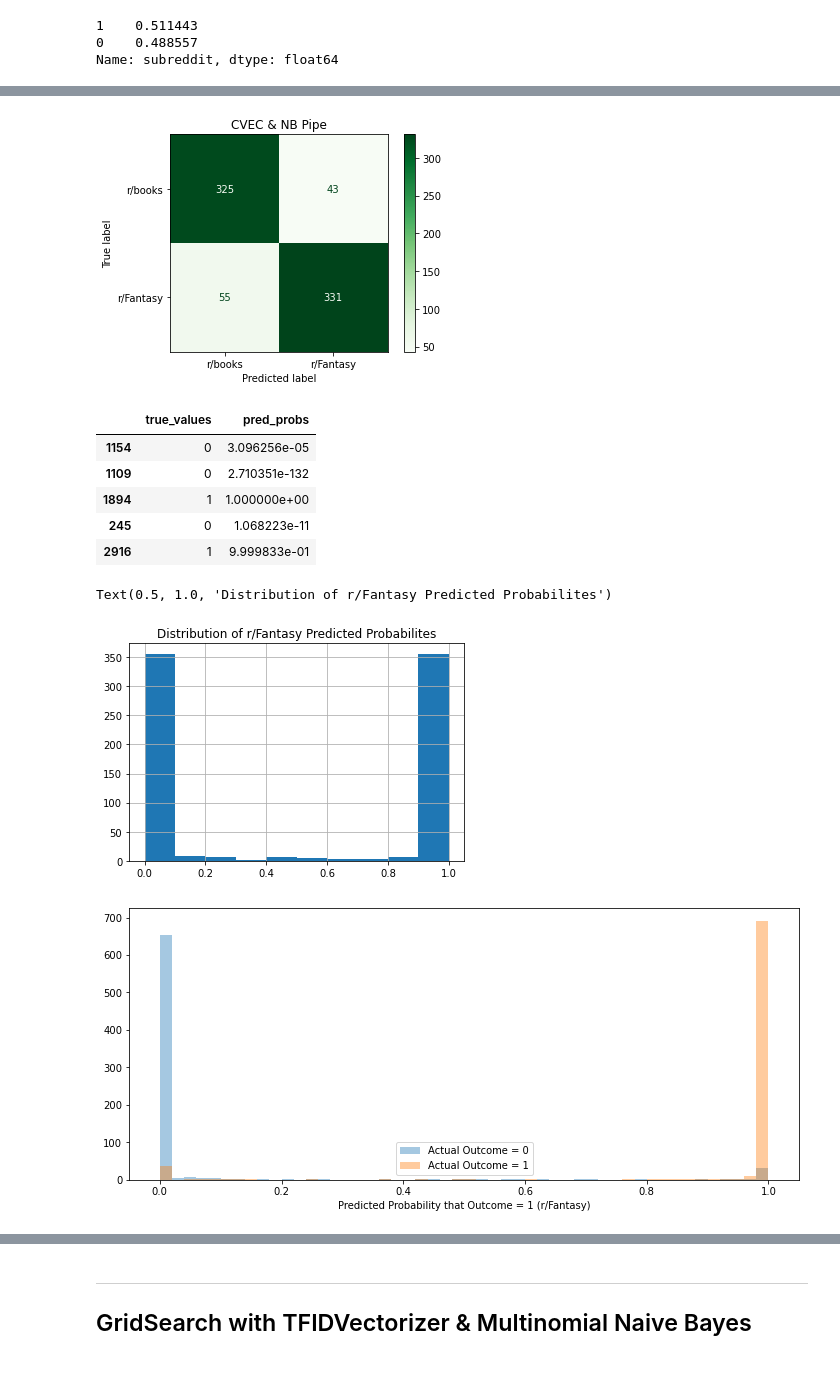
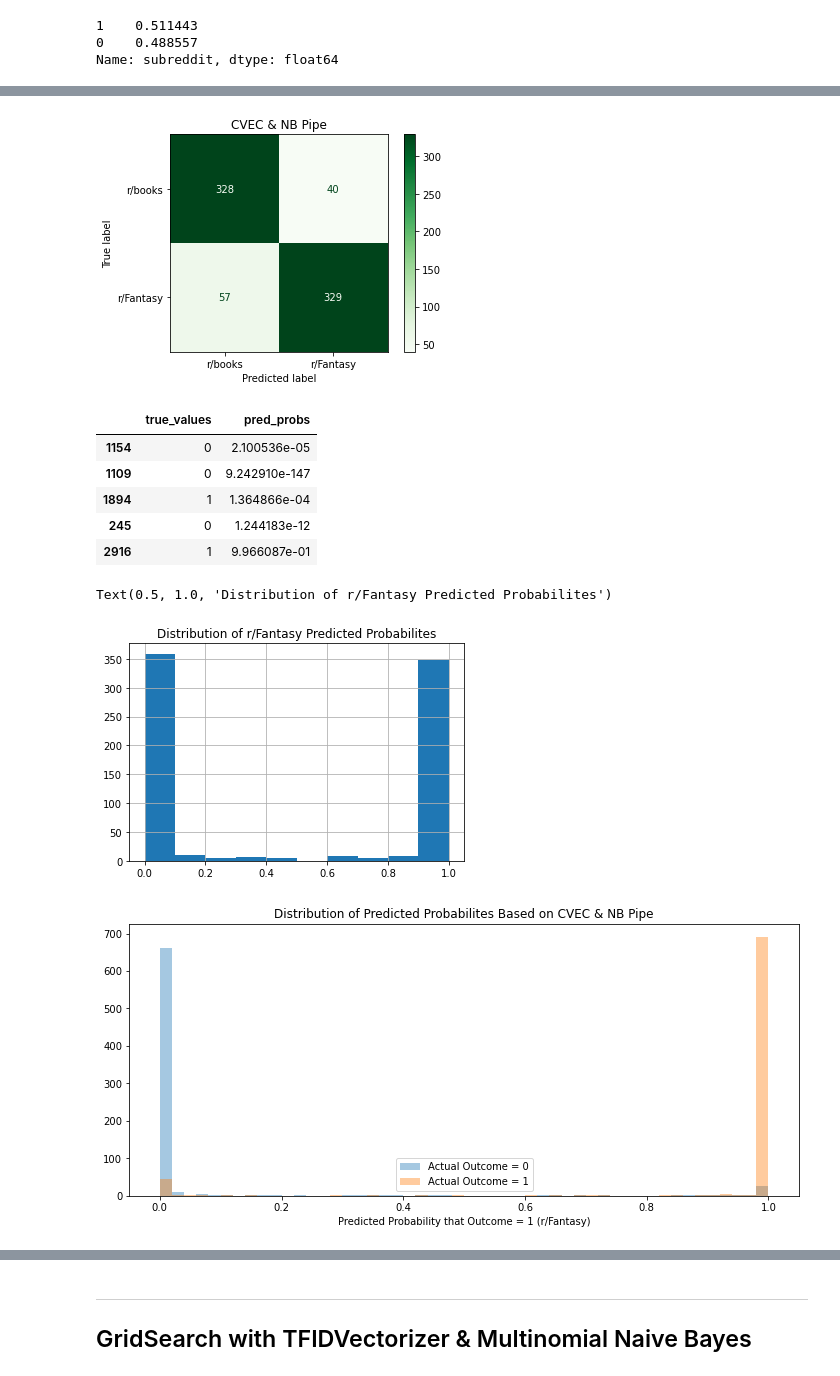
Before and after one commit to sbhewitt/NLP_Classification_Project, a Jupyter notebook: 02_Book_Preprocessing_Modeling.ipynb, the cells around one changed output, grey strips where cells are left out. Cells and saved outputs as stored; diff of their text form; code cells hidden in the pictures.

```diff
--- a/02_Book_Preprocessing_Modeling.ipynb
+++ b/02_Book_Preprocessing_Modeling.ipynb
@@ -316,8 +298,7 @@ pipe_params = {
     'cvec__min_df': [2, 3], # min num of documents needed in percentage
     'cvec__max_df': [.9, .95], # max num of documents needed in percentage
     'cvec__ngram_range': [(1, 1), (1, 2)], # individual and bigrams
-    'cvec__stop_words': ['english', stopwords],
-    'nb__alpha': [0.01, 0.1, 0.5, 1]
+    'cvec__stop_words': ['english', stopwords]
 }
 # %%
 gs = GridSearchCV(pipe,
@@ -372,7 +351,7 @@ tn, fp, fn, tp = confusion_matrix(y_test, preds).ravel()
 plot_confusion_matrix(gs, X_test, y_test, cmap='Greens', display_labels = ['r/books', 'r/Fantasy'])
 plt.title('CVEC & NB Pipe');
 # %% [output]
-[figure, old version]
+[figure, new version]
 # %%
 #(gs.predict_proba(X_test)[:,1]>=0.6).astype(int)
 # %%
@@ -385,28 +364,29 @@ pred_df = pd.DataFrame({'true_values': y_test,
 pred_df.head()
 # %% [output]
 |  | true_values | pred_probs |
-| 1154 | 0 | 3.096256e-05 |
-| 1109 | 0 | 2.710351e-132 |
-| 1894 | 1 | 1.000000e+00 |
-| 245 | 0 | 1.068223e-11 |
-| 2916 | 1 | 9.999833e-01 |
+| 1154 | 0 | 2.100536e-05 |
+| 1109 | 0 | 9.242910e-147 |
+| 1894 | 1 | 1.364866e-04 |
+| 245 | 0 | 1.244183e-12 |
+| 2916 | 1 | 9.966087e-01 |
 # %%
 pred_df['pred_probs'].hist()
 plt.title('Distribution of r/Fantasy Predicted Probabilites')
 # %% [output]
 Text(0.5, 1.0, 'Distribution of r/Fantasy Predicted Probabilites')
-[figure, old version]
+[figure, new version]
 # %%
 plt.figure(figsize = (12, 5))
 
 # plot distributions of predicted probabilities by actual values
 for group in pred_df.groupby('true_values'):
     sns.distplot(group[1], kde = False, bins = 50, label = f'Actual Outcome = {group[0]}')
 
 plt.xlabel('Predicted Probability that Outcome = 1 (r/Fantasy)')
+plt.title('Distribution of Predicted Probabilites Based on CVEC & NB Pipe')
 plt.legend();
 # %% [output]
-[figure, old version]
+[figure, new version]
 # %%
 pred_proba_df=pd.DataFrame(pred_proba)
 pred_proba_df
```
Also changed, not shown: parts of 30 cells of this notebook, 20 other files.
